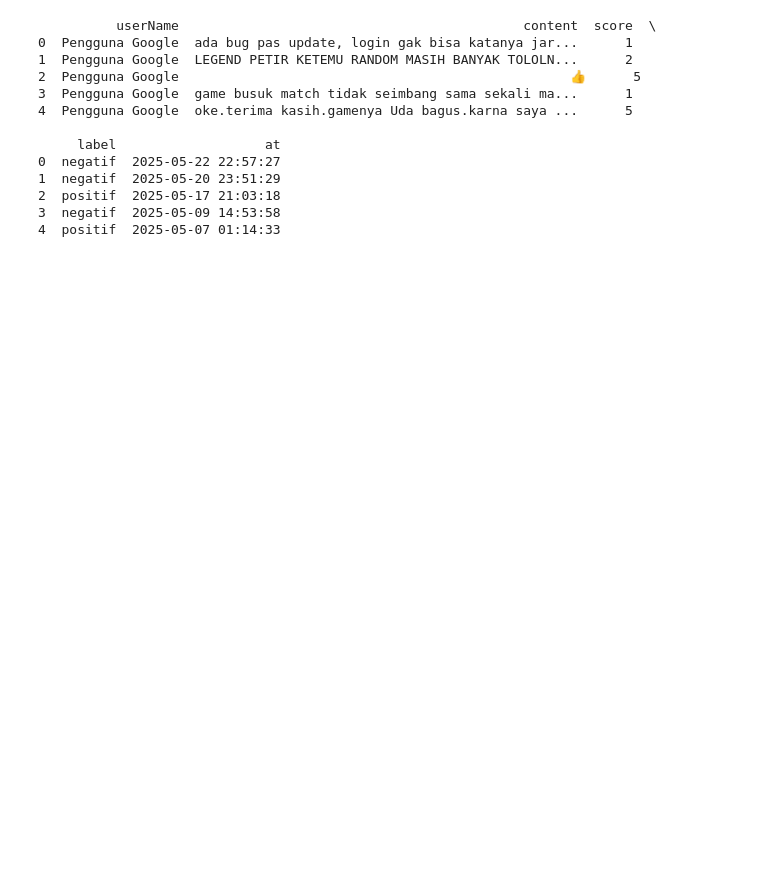
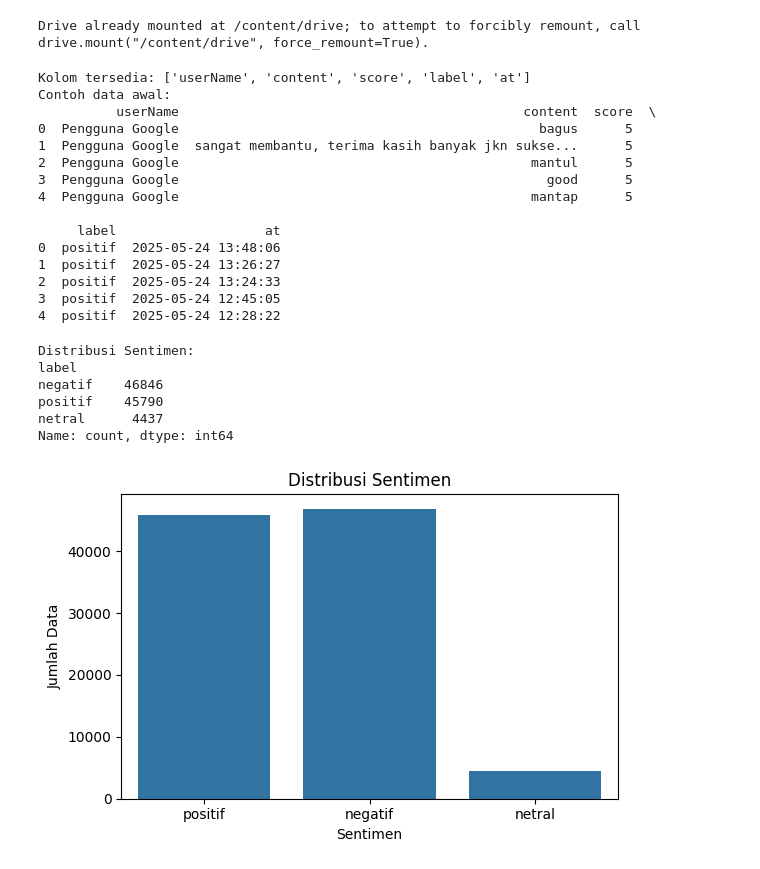
Before and after one commit to ProfDARA/Proyek_Analisis_Sentimen, a Jupyter notebook: AnalisisSentimen.ipynb, the cells around one changed output. Saved outputs shown, nothing was run; the diff lists cells and outputs as text; code cells hidden in the pictures; blank space fills up the shorter version.

```diff
--- a/AnalisisSentimen.ipynb
+++ b/AnalisisSentimen.ipynb
@@ -20,18 +17,60 @@ ModuleNotFoundError: No module named 'sklearn'
+# %%
+from google.colab import drive
+drive.mount('/content/drive')
+# %% [output]
+Drive already mounted at /content/drive; to attempt to forcibly remount, call drive.mount("/content/drive", force_remount=True).
 # %%
 # Load dataset
 df = pd.read_csv('dataset_labeled.csv')
+
+# Verifikasi kolom
+print("Kolom tersedia:", df.columns.tolist())
+print("Contoh data awal:")
 print(df.head())
+
+# untuk memastikan kolom label dan teks tersedia
+TEXT_COLUMN = 'content'
+LABEL_COLUMN = 'label'
+if TEXT_COLUMN not in df.columns or LABEL_COLUMN not in df.columns:
+    raise ValueError("Dataset harus memiliki kolom 'content' dan 'label'")
 # %% [output]
+Kolom tersedia: ['userName', 'content', 'score', 'label', 'at']
+Contoh data awal:
           userName                                            content  score  \
-0  Pengguna Google  ada bug pas update, login gak bisa katanya jar...      1
-1  Pengguna Google  LEGEND PETIR KETEMU RANDOM MASIH BANYAK TOLOLN...      2
-2  Pengguna Google                                                  👍      5
-3  Pengguna Google  game busuk match tidak seimbang sama sekali ma...      1
-4  Pengguna Google  oke.terima kasih.gamenya Uda bagus.karna saya ...      5
+0  Pengguna Google                                              bagus      5
+1  Pengguna Google  sangat membantu, terima kasih banyak jkn sukse...      5
+2  Pengguna Google                                             mantul      5
+3  Pengguna Google                                               good      5
+4  Pengguna Google                                             mantap      5
 
      label                   at
-0  negatif  2025-05-22 22:57:27
-1  negatif  2025-05-20 23:51:29
-2  positif  2025-05-17 21:03:18
-3  negatif  2025-05-09 14:53:58
-4  positif  2025-05-07 01:14:33
+0  positif  2025-05-24 13:48:06
+1  positif  2025-05-24 13:26:27
+2  positif  2025-05-24 13:24:33
+3  positif  2025-05-24 12:45:05
+4  positif  2025-05-24 12:28:22
+# %%
+# Analisis distribusi label sentimen
+if 'label' not in df.columns:
+    raise ValueError("Kolom 'label' tidak ditemukan dalam dataset")
+
+sentiment_counts = df['label'].value_counts()
+print("\nDistribusi Sentimen:")
+print(sentiment_counts)
+
+# Visualisasi distribusi sentimen
+plt.figure(figsize=(6, 4))
+sns.countplot(x='label', data=df)
+plt.title('Distribusi Sentimen')
+plt.xlabel('Sentimen')
+plt.ylabel('Jumlah Data')
+plt.tight_layout()
+plt.show()
+# %% [output]
+Distribusi Sentimen:
+label
+negatif    46846
+positif    45790
+netral      4437
+Name: count, dtype: int64
+[figure, added]
```
Also changed, not shown: parts of 16 cells of this notebook, 6 other files.
